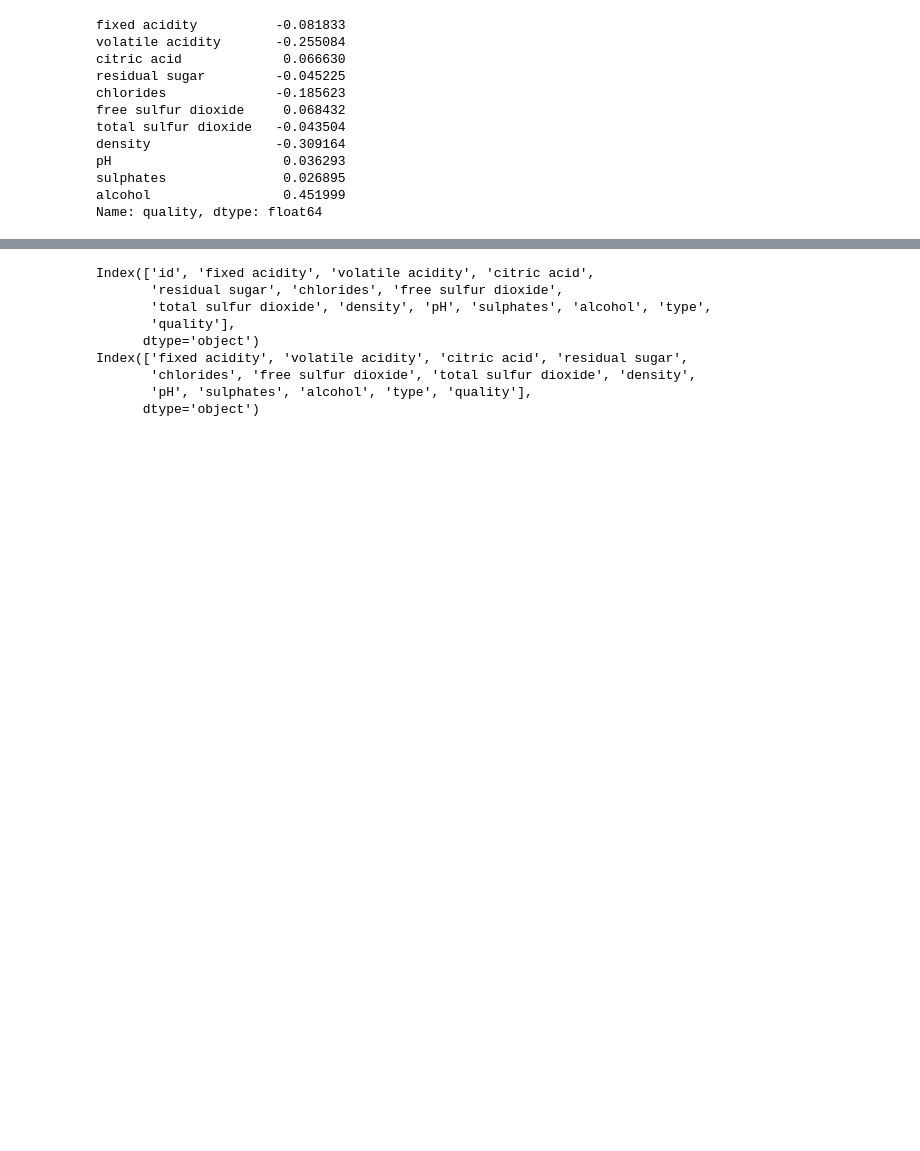
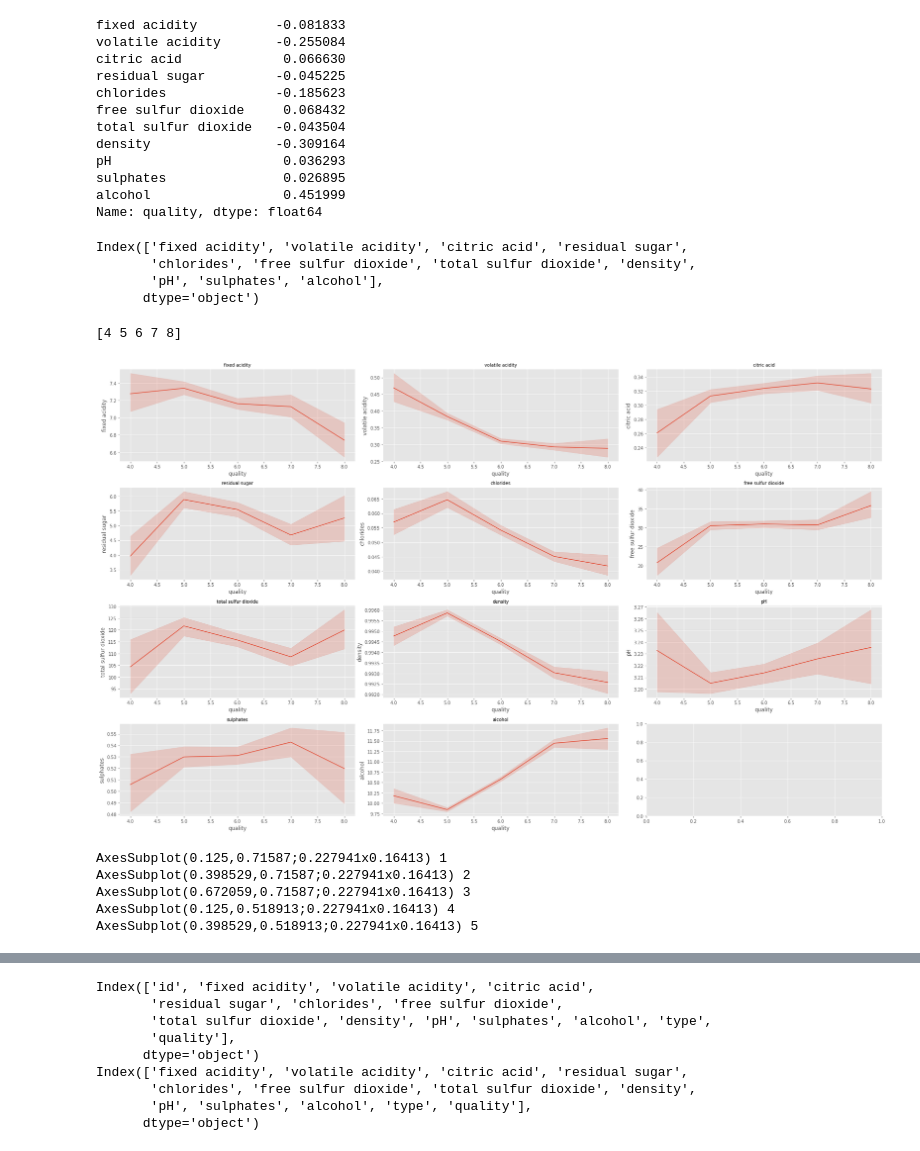
Before and after one commit to spegas/Dacon, a Jupyter notebook: Wine_v1.ipynb, the cells around one changed output, grey strips where cells are left out. Cells and saved outputs as stored; diff of their text form; code cells hidden in the pictures; blank space fills up the shorter version.

```diff
--- a/Wine_v1.ipynb
+++ b/Wine_v1.ipynb
@@ -214,3 +201,38 @@ pH                      0.036293
 sulphates               0.026895
 alcohol                 0.451999
 Name: quality, dtype: float64
+# %%
+columns_name = pd_wine_data.columns
+columns_name = columns_name[1:]
+columns_name = columns_name[:-2]
+print(columns_name)
+# %% [output]
+Index(['fixed acidity', 'volatile acidity', 'citric acid', 'residual sugar',
+       'chlorides', 'free sulfur dioxide', 'total sulfur dioxide', 'density',
+       'pH', 'sulphates', 'alcohol'],
+      dtype='object')
+# %%
+sort_quality = np.sort(pd_wine_data['quality'].unique())
+print(sort_quality)
+# %% [output]
+[4 5 6 7 8]
+# %%
+fig, axes = plt.subplots(4, 3, figsize=(25, 15))
+
+for view_ax, view_col in zip(axes.flat, columns_name):
+    sns.lineplot(data=pd_wine_data, x='quality', y=view_col, ax=view_ax)
+    view_ax.set_title(view_col, fontsize=10)
+
+plt.tight_layout()
+plt.show()
+# %% [output]
+[figure, added]
+# %%
+for ax, col in zip(axes.flat, ['1', '2', '3', '4', '5']):
+  print(ax, col)
+# %% [output]
+AxesSubplot(0.125,0.71587;0.227941x0.16413) 1
+AxesSubplot(0.398529,0.71587;0.227941x0.16413) 2
+AxesSubplot(0.672059,0.71587;0.227941x0.16413) 3
+AxesSubplot(0.125,0.518913;0.227941x0.16413) 4
+AxesSubplot(0.398529,0.518913;0.227941x0.16413) 5
```
Also changed, not shown: parts of 7 cells of this notebook.
